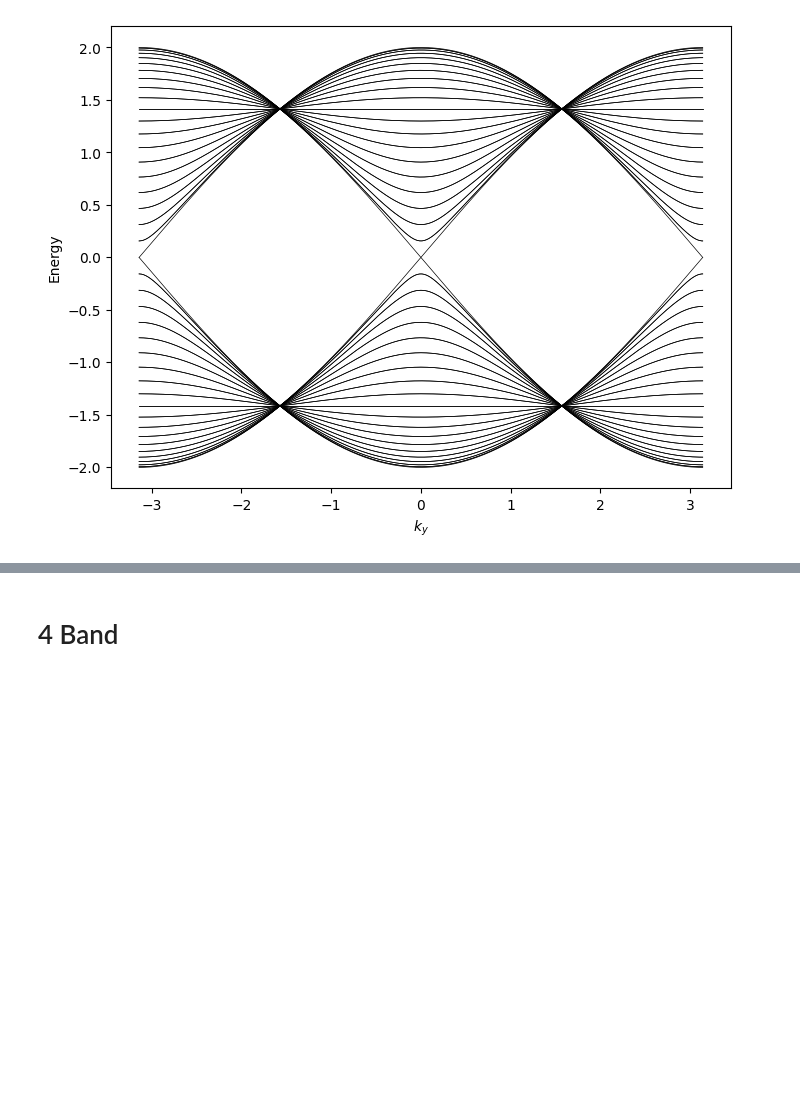
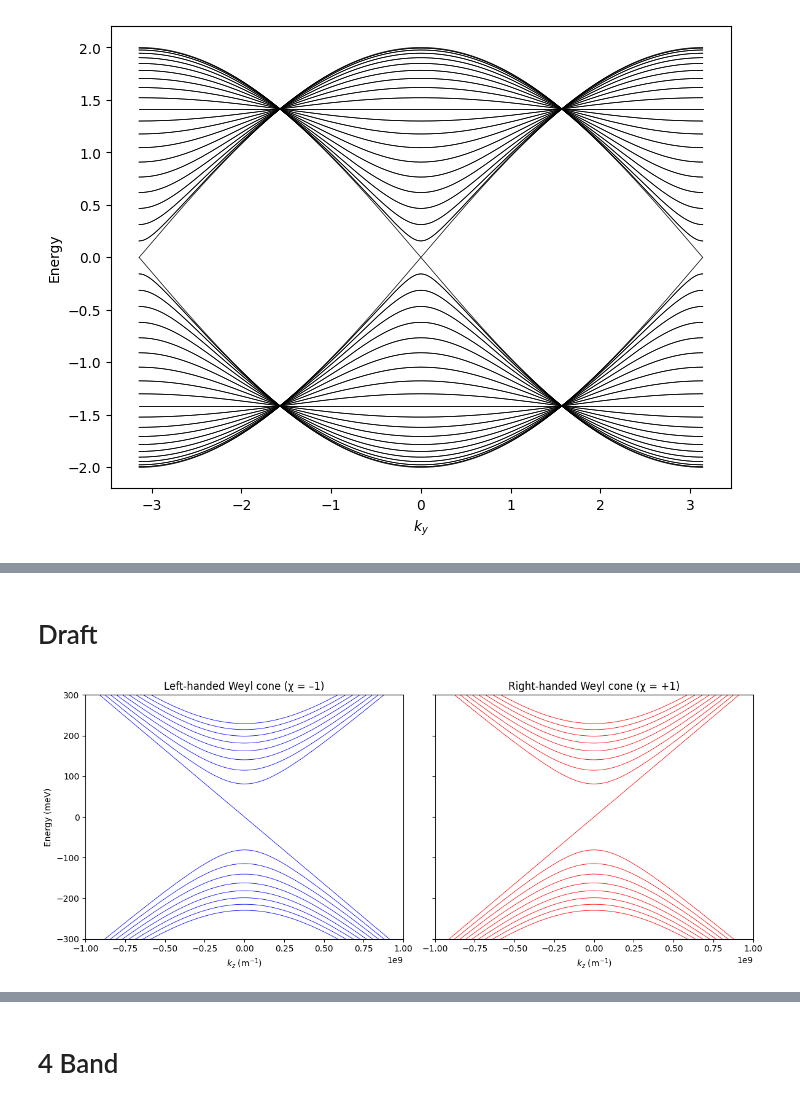
Before and after one commit to gehadibany/topological-phases, a Jupyter notebook: base_codes.ipynb, the cells around one changed output, grey strips where cells are left out. Drawn from its saved outputs; the diff is of its cells as text; code cells hidden in the pictures; blank space fills up the shorter version.

Commit message:
code updated - Landau levels

```diff
--- a/base_codes.ipynb
+++ b/base_codes.ipynb
@@ -508,0 +527,63 @@ AttributeError: 'int' object has no attribute 'conj'
+# %% [markdown]
+# Draft
+# %%
+import numpy as np
+import matplotlib.pyplot as plt
+
+# physical constants
+hbar = 1.0545718e-34   # J·s
+e    = 1.6021766e-19   # C
+
+# material parameters
+v = 5e5                # m/s
+B = 20                 # T
+
+# k_z range (m^-1)
+kz = np.linspace(-1e9, 1e9, 500)
+
+# maximum Landau index to plot
+n_max = 8
+
+def landau_levels(kz, chirality, n_max):
+    """
+    Returns an array of shape (2*n_max+1, len(kz)) containing
+    E_0, E_{1,+}, E_{1,-}, E_{2,+}, E_{2,-}, ..., E_{n_max,+}, E_{n_max,-}
+    in joules.
+    """
+    bands = []
+    # chiral n=0 level
+    bands.append(chirality * hbar * v * kz)
+    # n >= 1 levels
+    for n in range(1, n_max+1):
+        E_n = np.sqrt(2*n*e*hbar*B * v**2 + (hbar*v*kz)**2)
+        bands.append(+E_n)
+        bands.append(-E_n)
+    return np.array(bands)
+
+# compute for χ = -1 (left‐handed) and χ = +1 (right‐handed)
+E_left  = landau_levels(kz, -1, n_max) / e * 1e3   # now in meV
+E_right = landau_levels(kz, +1, n_max) / e * 1e3   # now in meV
+
+
+# plot
+fig, (axL, axR) = plt.subplots(1, 2, figsize=(12, 5), sharey=True)
+
+for band in E_left:
+    axL.plot(kz, band, color='blue', linewidth=0.6)
+axL.set_title('Left‐handed Weyl cone (χ = –1)')
+axL.set_xlabel(r'$k_z$ (m$^{-1}$)')
+axL.set_ylabel('Energy (meV)')
+axL.set_xlim(-1e9, 1e9)
+axL.set_ylim(-300, 300)
+
+for band in E_right:
+    axR.plot(kz, band, color='red',  linewidth=0.6)
+axR.set_title('Right‐handed Weyl cone (χ = +1)')
+axR.set_xlabel(r'$k_z$ (m$^{-1}$)')
+axR.set_xlim(-1e9, 1e9)
+axR.set_ylim(-300, 300)
+
+plt.tight_layout()
+plt.show()
+# %% [output]
+[figure, added]
```
Also changed, not shown: parts of 18 cells of this notebook.
